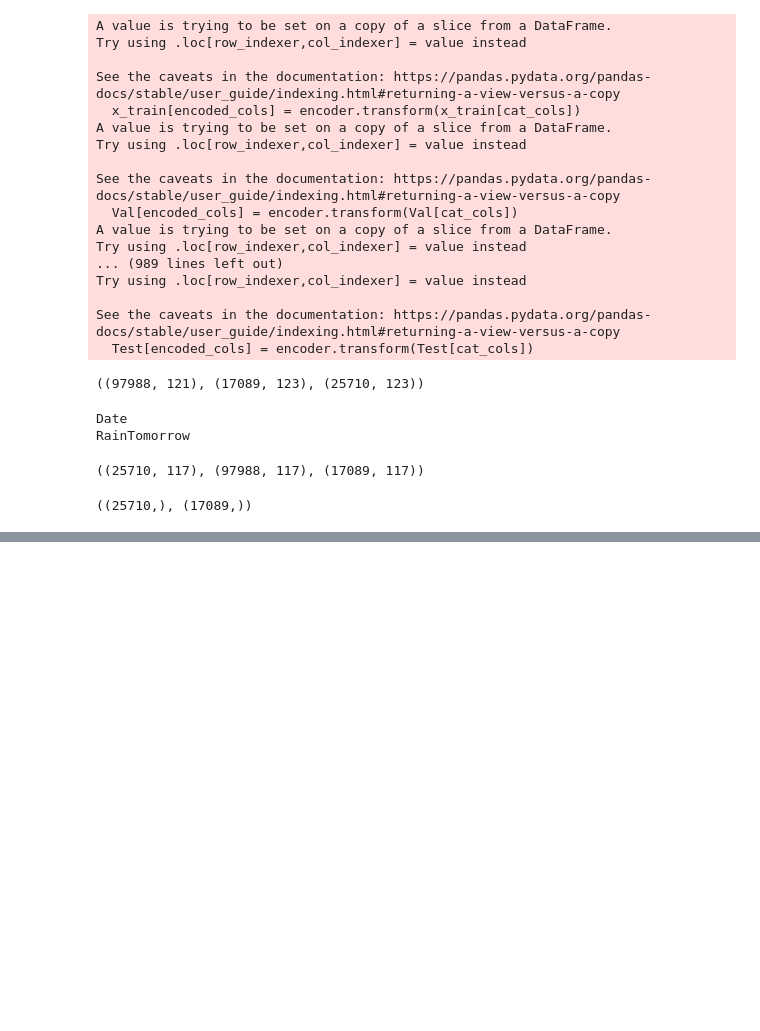
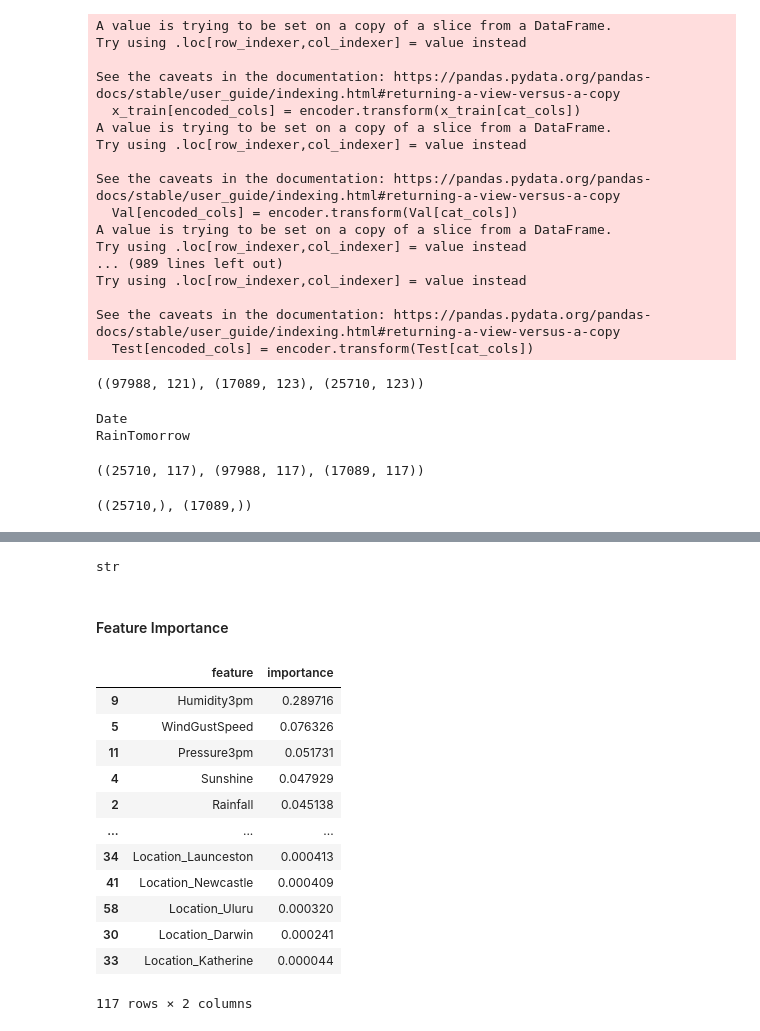
Before and after one commit to mr-ayush-agrawal/MachineLearningBasics, a Jupyter notebook: freeCodeCamp/TreeAndForest/Eda.ipynb, the cells around one changed output, grey strips where cells are left out. Cells and saved outputs as stored; diff of their text form; code cells hidden in the pictures; blank space fills up the shorter version.

```diff
--- a/freeCodeCamp/TreeAndForest/Eda.ipynb
+++ b/freeCodeCamp/TreeAndForest/Eda.ipynb
@@ -418,0 +544,26 @@ y_test.shape, y_val.shape
+# %%
+type(text_tree)
+# %% [output]
+str
+# %% [markdown]
+#### Feature Importance
+# %%
+importance_df = pd.DataFrame({
+    'feature': x_train.columns.tolist(),
+    'importance' : model.feature_importances_
+})
+importance_df.sort_values('importance', ascending=False)
+# %% [output]
+|  | feature | importance |
+| 9 | Humidity3pm | 0.289716 |
+| 5 | WindGustSpeed | 0.076326 |
+| 11 | Pressure3pm | 0.051731 |
+| 4 | Sunshine | 0.047929 |
+| 2 | Rainfall | 0.045138 |
+| ... | ... | ... |
+| 34 | Location_Launceston | 0.000413 |
+| 41 | Location_Newcastle | 0.000409 |
+| 58 | Location_Uluru | 0.000320 |
+| 30 | Location_Darwin | 0.000241 |
+| 33 | Location_Katherine | 0.000044 |
+117 rows × 2 columns
```
Also changed, not shown: parts of 24 cells of this notebook.
